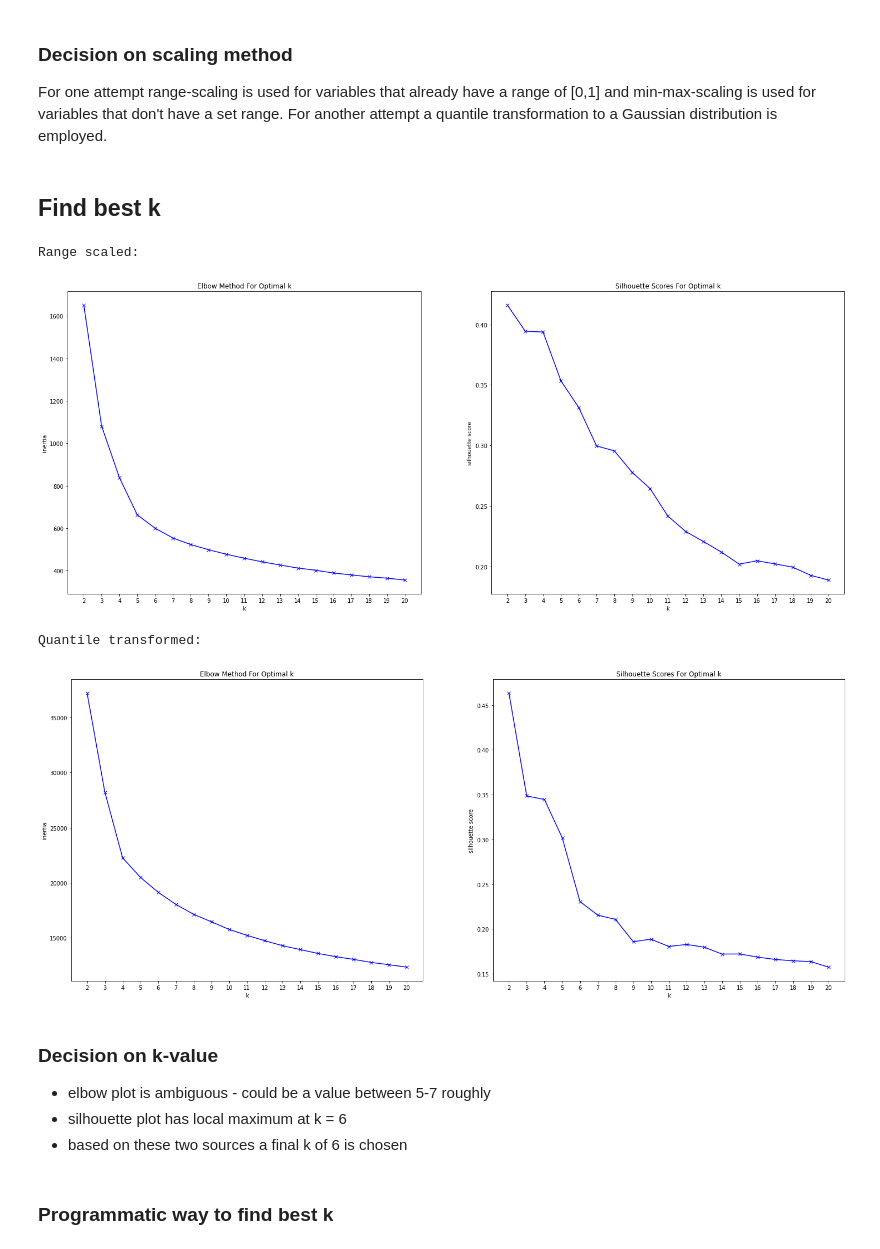
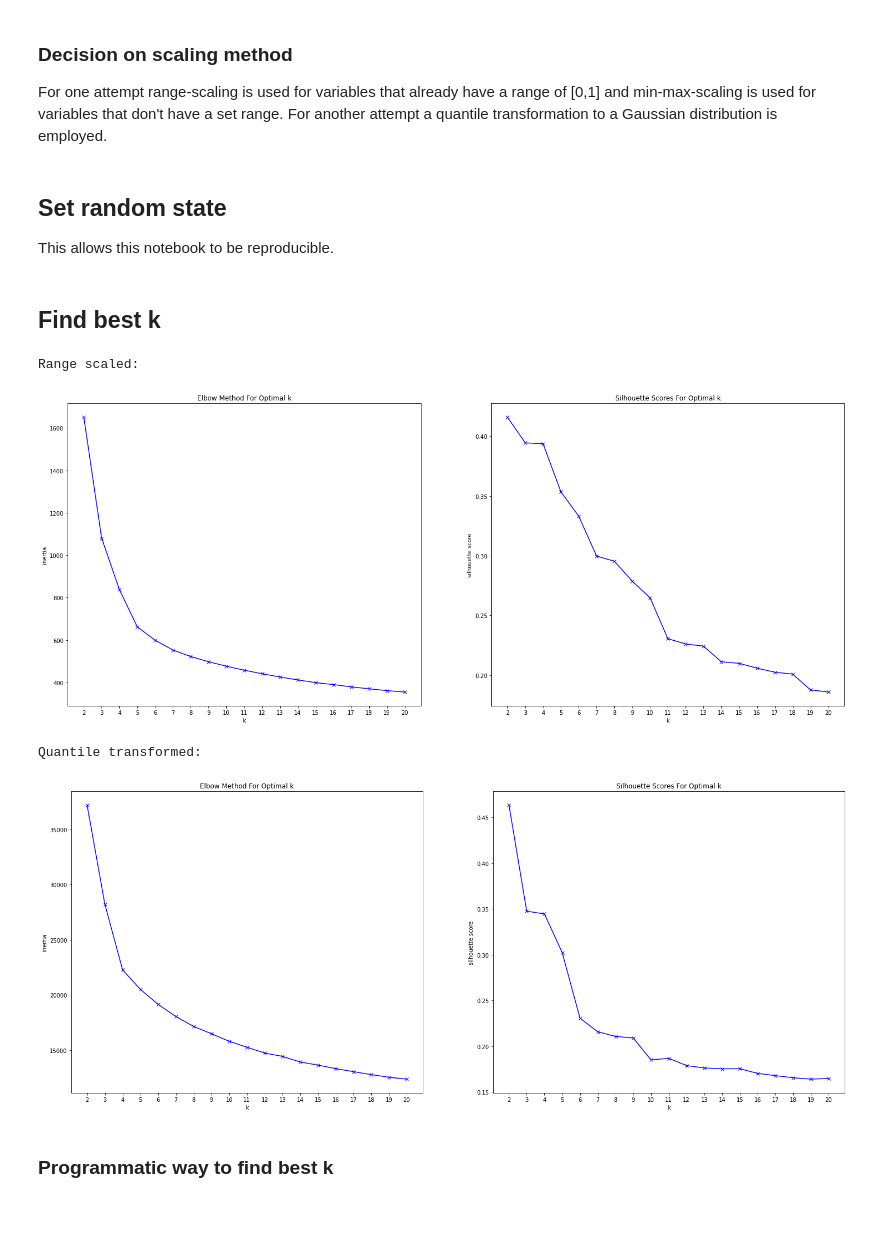
Before and after one commit to tobiasaurer/machine-learning-music, a Jupyter notebook: moosic.ipynb, the cells around one changed output. Saved outputs shown, nothing was run; the diff lists cells and outputs as text; code cells hidden in the pictures; blank space fills up the shorter version.

```diff
--- a/moosic.ipynb
+++ b/moosic.ipynb
@@ -175,3 +175,6 @@ for var in features:
 
 For one attempt range-scaling is used for variables that already have a range of [0,1] and min-max-scaling is used for variables that don't have a set range.
 For another attempt a quantile transformation to a Gaussian distribution is employed.
+# %% [markdown]
+## Set random state
+This allows this notebook to be reproducible.
@@ -178,13 +183,13 @@ For another attempt a quantile transformation to a Gaussian distribution is empl
 # %% [markdown]
 ## Find best k
 # %%
-def find_best_k(data, min_n_clusters, max_n_clusters):
+def find_best_k(data, min_n_clusters, max_n_clusters, random_state):
     inertia_values = []
     silhouette_scores = []
     n_clusters = range(min_n_clusters, max_n_clusters + 1)
 
     for n in n_clusters:
-        kmeans = KMeans(n_clusters= n)
+        kmeans = KMeans(n_clusters= n, random_state=random_state)
         kmeans.fit(data)
         inertia_values.append(kmeans.inertia_)
         silhouette_scores.append(silhouette_score(data, kmeans.labels_))
@@ -208,32 +213,26 @@ def find_best_k(data, min_n_clusters, max_n_clusters):
     plt.show()
 # %%
 print('Range scaled:')
-find_best_k(range_scaled, 2, 20)
+find_best_k(range_scaled, 2, 20, random_state)
 
 print('Quantile transformed:')
-find_best_k(quantile_transformed, 2, 20)
+find_best_k(quantile_transformed, 2, 20, random_state)
 
 # commented out to decrease runtime
 
 # print('Min-max scaled:')
 # find_best_k(min_max_scaled, 2, 20)
 
 # print('Standard scaled:')
 # find_best_k(standard_scaled, 2, 20)
 
 # print('Robust scaled:')
 # find_best_k(robust_scaled, 2, 20)
 # %% [output]
 Range scaled:
-[figure, old version]
+[figure, new version]
 Quantile transformed:
-[figure, old version]
+[figure, new version]
-# %% [markdown]
-### Decision on k-value
-
-* elbow plot is ambiguous - could be a value between 5-7 roughly
-* silhouette plot has local maximum at k = 6
-* based on these two sources a final k of 6 is chosen
 # %% [markdown]
 ### Programmatic way to find best k
 # %%
```
Also changed, not shown: parts of 23 cells of this notebook.
